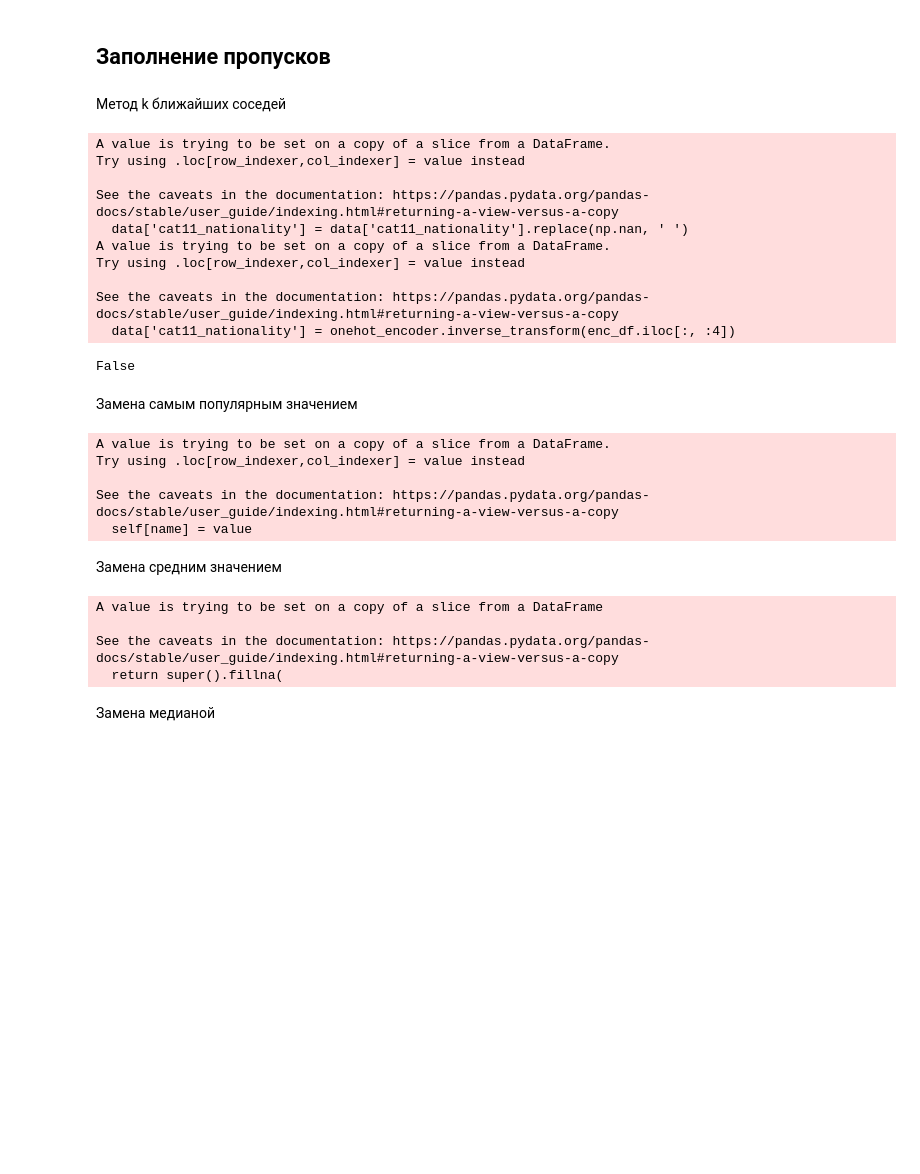
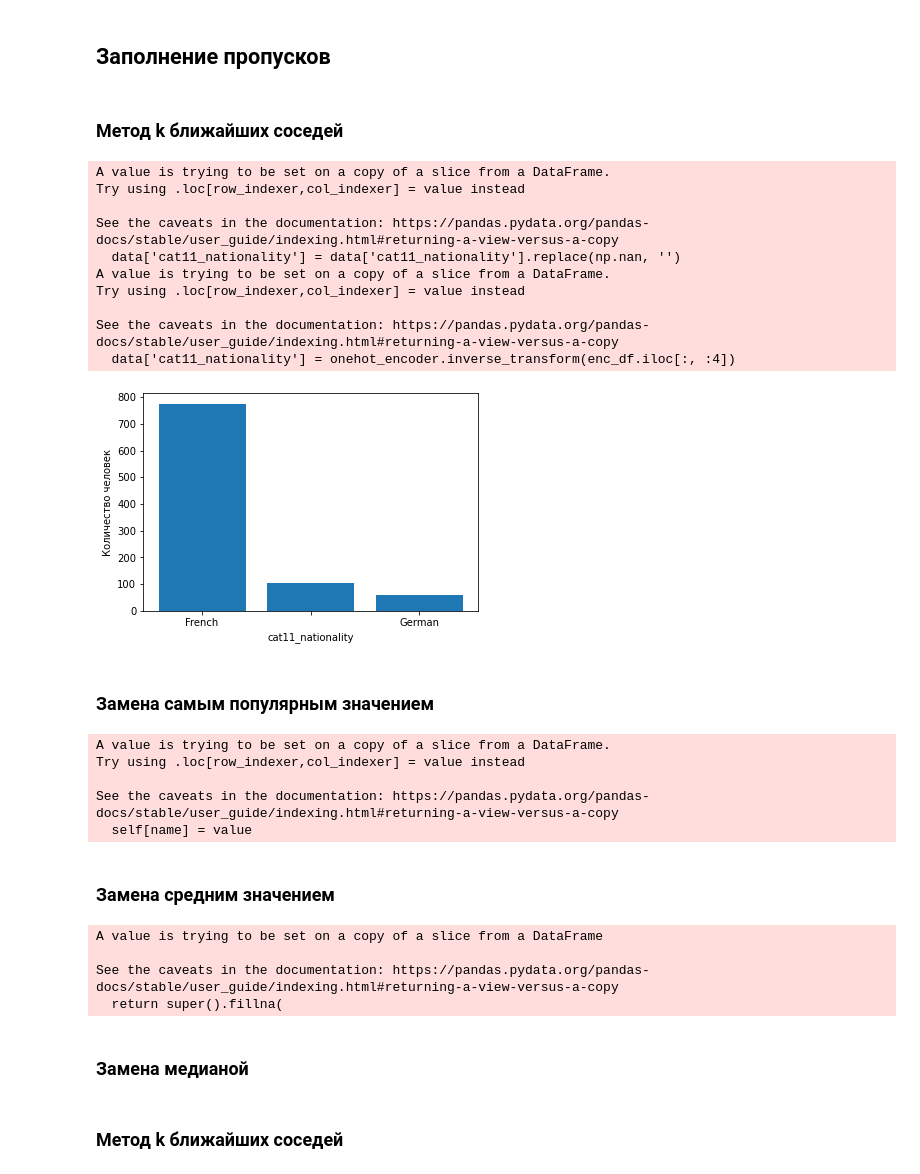
Before and after one commit to L1tewave/stohastic-object-models, a Jupyter notebook: practice_2/practice_2.ipynb, the cells around one changed output. Drawn from its saved outputs; the diff is of its cells as text; code cells hidden in the pictures; blank space fills up the shorter version.

```diff
--- a/practice_2/practice_2.ipynb
+++ b/practice_2/practice_2.ipynb
@@ -223,13 +226,0 @@ memory usage: 63.5+ KB
-# %%
-def quartile_method(dataset, low=0.05, high=0.95):
-    columns = [*dataset.columns[(dataset.dtypes.values == np.dtype('float64'))]]
-    q1 = dataset[columns].quantile(low)
-    q3 = dataset[columns].quantile(high)
-    iqr = q3 - q1
-    filtered_dataset = dataset[~((dataset[columns] < (q1 - 1.5 * iqr)) |
-                                 (dataset[columns] > (q3 + 1.5 * iqr))).any(axis=1)]
-    abnormal_data = dataset[((dataset[columns] < (q1 - 1.5 * iqr)) |
-                              (dataset[columns] > (q3 + 1.5 * iqr))).any(axis=1)]
-    return filtered_dataset, abnormal_data
-data, abnormal = quartile_method(data)
-abnormal.info() # Данные, убранные из датасета
@@ -291,43 +268,42 @@ See the caveats in the documentation: https://pandas.pydata.org/pandas-docs/stab
 # %% [markdown]
 ## Заполнение пропусков
 # %% [markdown]
-Метод k ближайших соседей
+### Метод k ближайших соседей
 # %%
-from sklearn.impute import KNNImputer
-from sklearn.preprocessing import LabelEncoder, OneHotEncoder
-
+# Onehot encoding
 onehot_encoder = OneHotEncoder(handle_unknown='ignore')
-data['cat11_nationality'] = data['cat11_nationality'].replace(np.nan, ' ')
+data['cat11_nationality'] = data['cat11_nationality'].replace(np.nan, '')
 onehot_encoder.fit(data[['cat11_nationality']])
 enc_df = pd.DataFrame(onehot_encoder.transform(data[['cat11_nationality']]).toarray())
 enc_df[1] = np.where(enc_df[0] == 1, np.nan, enc_df[1])
 enc_df[2] = np.where(enc_df[0] == 1, np.nan, enc_df[2])
-enc_df[3] = data.num3_5_scaled
-enc_df
+enc_df[3] = np.where(enc_df[0] == 1, np.nan, enc_df[3])
+enc_df[4] = data.num1_5_scaled
+enc_df = enc_df.drop(columns=[0])
 
 knn_imputer = KNNImputer()
 enc_df = pd.DataFrame(knn_imputer.fit_transform(enc_df))
 
-# Оставляем нулевой столбец т.к. inverse_transform требует равное количество аргументов как и при transform
-enc_df[1] = np.where(enc_df[1] >= enc_df[2], 1, 0)
-enc_df[2] = np.where(enc_df[2] >= enc_df[1], 1, 0)
-enc_df[0] = 0
+max_value_index = enc_df.idxmax(axis = 1)
+enc_df[2] = np.where((enc_df[2] >= enc_df[0]) & (enc_df[2] >= enc_df[1]), 1, 0)
+enc_df[1] = np.where((enc_df[1] >= enc_df[0]) & (enc_df[1] >= enc_df[2]), 1, 0)
+enc_df[0] = np.where((enc_df[0] >= enc_df[1]) & (enc_df[0] >= enc_df[2]), 1, 0)
 data['cat11_nationality'] = onehot_encoder.inverse_transform(enc_df.iloc[:, :4])
-data.cat11_nationality.isnull().any()
+вф
 # %% [output]
 A value is trying to be set on a copy of a slice from a DataFrame.
 Try using .loc[row_indexer,col_indexer] = value instead
 
 See the caveats in the documentation: https://pandas.pydata.org/pandas-docs/stable/user_guide/indexing.html#returning-a-view-versus-a-copy
-  data['cat11_nationality'] = data['cat11_nationality'].replace(np.nan, ' ')
+  data['cat11_nationality'] = data['cat11_nationality'].replace(np.nan, '')
 A value is trying to be set on a copy of a slice from a DataFrame.
 Try using .loc[row_indexer,col_indexer] = value instead
 
 See the caveats in the documentation: https://pandas.pydata.org/pandas-docs/stable/user_guide/indexing.html#returning-a-view-versus-a-copy
   data['cat11_nationality'] = onehot_encoder.inverse_transform(enc_df.iloc[:, :4])
-False
+[figure, added]
 # %% [markdown]
-Замена самым популярным значением
+### Замена самым популярным значением
 # %%
 city_mode = data.cat16_city.mode()
 data.cat16_city = data.cat16_city.fillna(city_mode[0])
@@ -338,7 +314,7 @@ Try using .loc[row_indexer,col_indexer] = value instead
 See the caveats in the documentation: https://pandas.pydata.org/pandas-docs/stable/user_guide/indexing.html#returning-a-view-versus-a-copy
   self[name] = value
 # %% [markdown]
-Замена средним значением
+### Замена средним значением
 # %%
 data['num1_5_scaled'].fillna(np.mean(data['num1_5_scaled'].dropna()), inplace=True)
 # %% [output]
@@ -346,7 +322,9 @@ A value is trying to be set on a copy of a slice from a DataFrame
 
 See the caveats in the documentation: https://pandas.pydata.org/pandas-docs/stable/user_guide/indexing.html#returning-a-view-versus-a-copy
   return super().fillna(
-# %% [markdown]
-Замена медианой
+# %% [markdown]
+### Замена медианой
 # %%
 data['num2_5_scaled'].fillna(np.median(data['num2_5_scaled'].dropna()), inplace=True)
+# %% [markdown]
+### Метод k ближайших соседей
```
Also changed, not shown: parts of 11 cells of this notebook.
